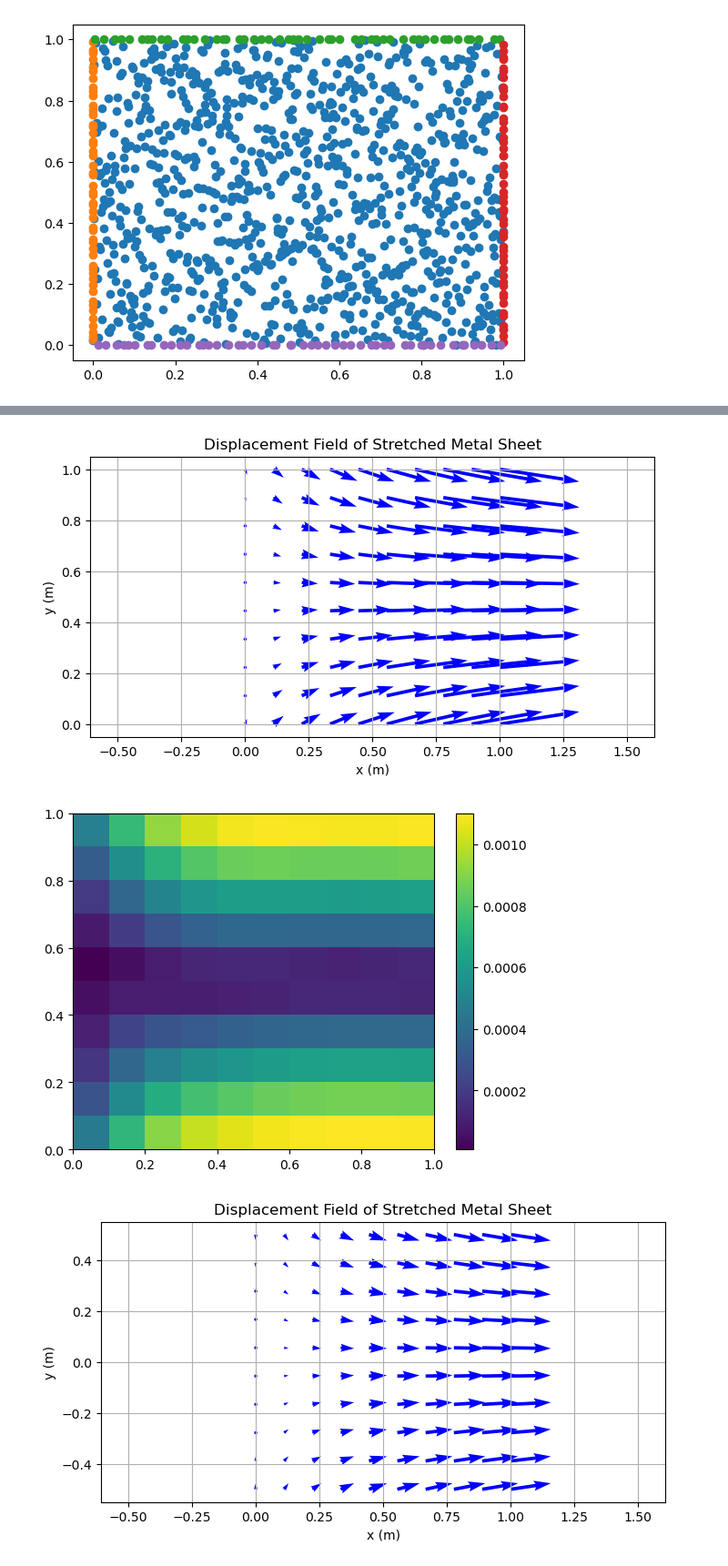
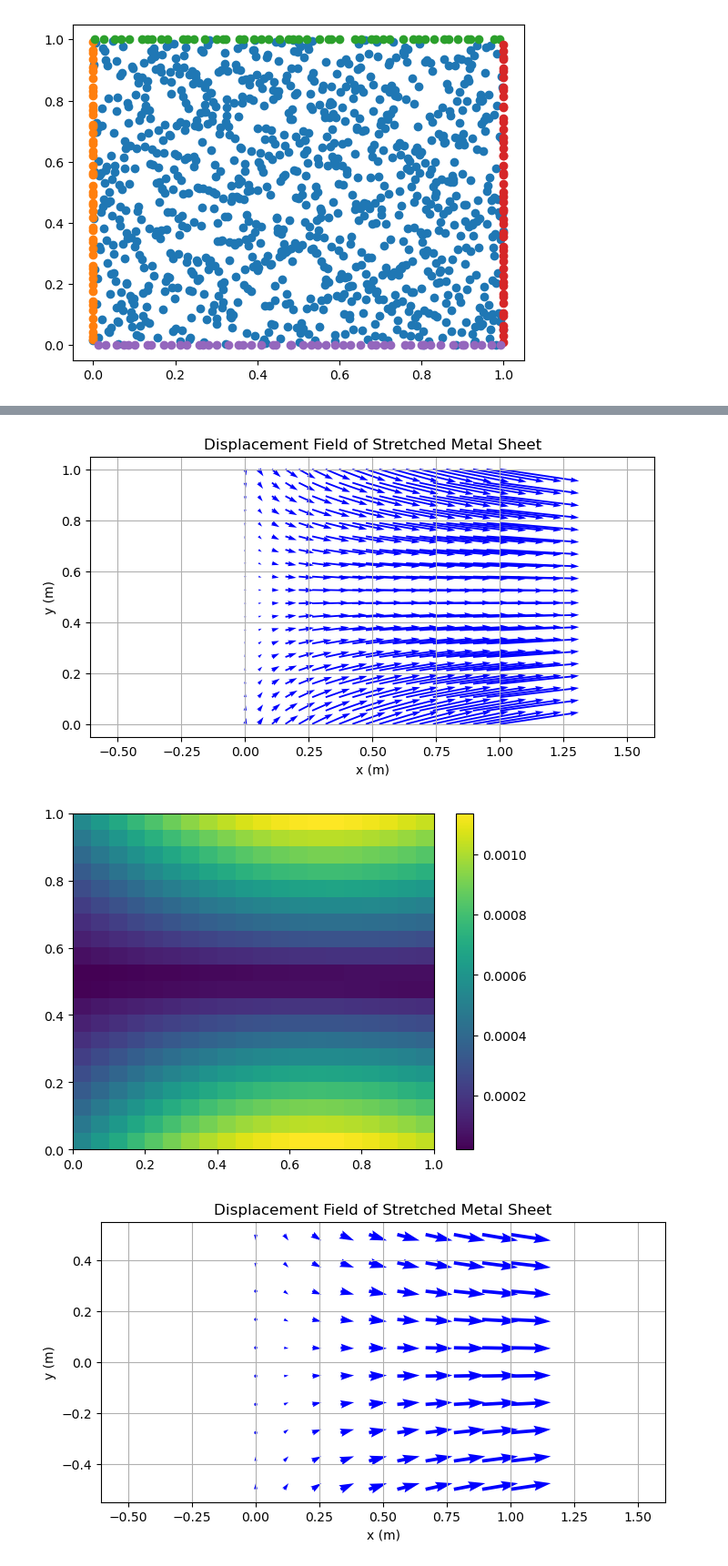
Before and after one commit to alleswe2k/PINNs, a Jupyter notebook: 2D_sheet_problem/real_dim.ipynb, the cells around one changed output, grey strips where cells are left out. Shown at 91% size. Drawn from its saved outputs; the diff is of its cells as text; code cells hidden in the pictures.

```diff
--- a/2D_sheet_problem/real_dim.ipynb
+++ b/2D_sheet_problem/real_dim.ipynb
@@ -44,8 +44,8 @@ class DNN(nn.Module):
     def forward(self, x):
         return self.network(x)
 # %%
-lbfgs_lr = 0.0005
-adam_lr = 0.001
+lbfgs_lr = 0.01
+adam_lr = 0.01
 # %%
 class PINN():
     def __init__(self, X, Y, layers, nu):
@@ -175,7 +175,7 @@ class PINN():
             if epoch % 100 == 0:
                 print(f"Epoch {epoch}, Loss: {'{:e}'.format(loss.item())}")
                 print(f"PDE: {'{:e}'.format(pde_loss.item())}, BC: {'{:e}'.format(bc_loss.item())}")
-        self.optimizer_lbfgs.step(self.lbfgs_func)
+        # self.optimizer_lbfgs.step(self.lbfgs_func)
 
     def predict(self, x, y):
         x = torch.tensor(x).float().to(device)
@@ -228,7 +228,7 @@ plt.scatter(X['down'], Y['down'])
 <matplotlib.collections.PathCollection at 0x...>
 [figure]
 # %%
-p = [1000, 50]
+p = [10000, 500]
 l = 1
 h = 1
 nu = 0.3
@@ -237,7 +237,7 @@ X, Y = generate_points(p, l, h)
 
 
 nodes = 64
-layers = [2] + 7 * [nodes] + [5]
+layers = [2] + 6 * [nodes] + [5]
 # %%
 model = PINN(X, Y, layers, nu)
 # %%
@@ -263,50 +264,50 @@ Iter: 0, Loss: 2.691487e-03
 # %%
 L = 1  # Length of the sheet
 H = 1   # Height of the sheet
-nx, ny = 10, 10  # Number of grid points in x and y
+nx, ny = 20, 20  # Number of grid points in x and y
 E = 7e10  # Young's modulus (Pa)
 nu = 0.3   # Poisson's ratio
 sigma_0 = 500e6  # Applied stress (Pa)
 # %%
-x = np.linspace(0, 1, 10)
-y = np.linspace(0, 1, 10)
+x = np.linspace(0, 1, nx)
+y = np.linspace(0, 1, ny)
 X, Y = np.meshgrid(x, y)
 
 x_flat = X.flatten().reshape(-1, 1)
 y_flat = Y.flatten().reshape(-1, 1)
 
 u, v, sxx, syy, sxy = model.predict(x_flat, y_flat)
 
 U = sigma_0 / E
 
 u = u*U
 v = v*U
 sxx = sxx*sigma_0
 syy = syy*sigma_0
 sxy = sxy*sigma_0
 
 
-u = u.reshape(10, 10)
-v = v.reshape(10, 10)
-sx = sxx.reshape(10, 10)
-sy = syy.reshape(10, 10)
+u = u.reshape(nx, ny)
+v = v.reshape(nx, ny)
+sx = sxx.reshape(nx, ny)
+sy = syy.reshape(nx, ny)
 
 plt.figure(figsize=(8, 4))
 plt.quiver(X, Y, u, v, scale=0.05, color="b")
 plt.xlabel("x (m)")
 plt.ylabel("y (m)")
 plt.title("Displacement Field of Stretched Metal Sheet")
 plt.axis("equal")
 plt.grid(True)
 plt.show()
 
 plt.figure()
 plt.imshow(np.abs(v), extent=[0, 1, 0, 1], origin="lower", aspect="auto")
 plt.colorbar()
 plt.show()
 # %% [output]
-[figure, old version]
+[figure, new version]
-[figure, old version]
+[figure, new version]
 # %%
 
 # Generate grid points
```
Also changed, not shown: parts of 2 cells of this notebook, 10 other files.
